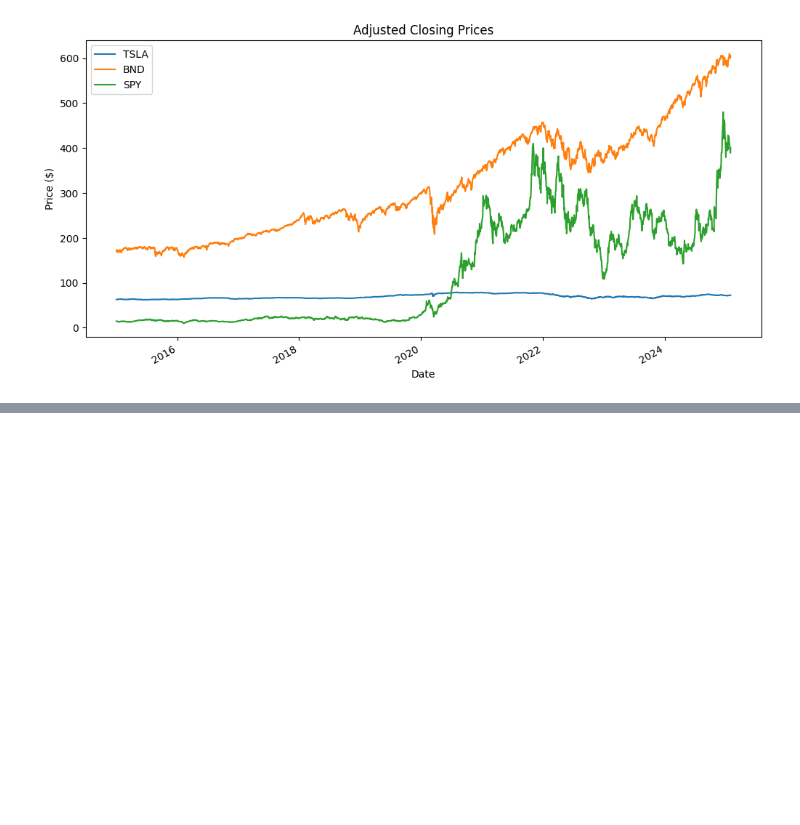
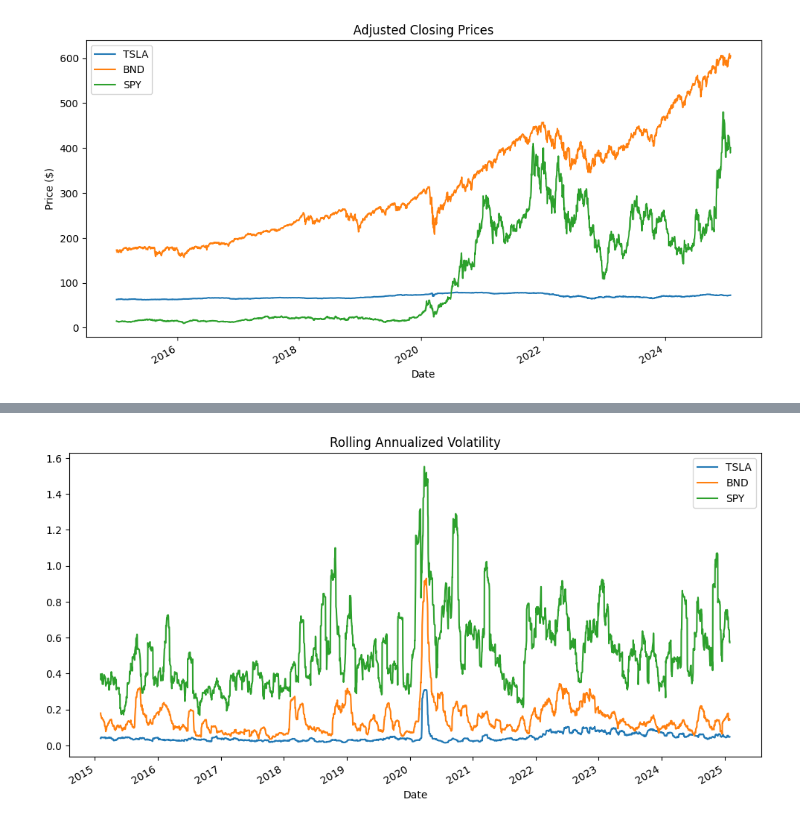
Before and after one commit to malzbanker/AIM_WEEK_11, a Jupyter notebook: notebooks/eda.ipynb, the cells around one changed output, grey strips where cells are left out. Cells and saved outputs as stored; diff of their text form; code cells hidden in the pictures; blank space fills up the shorter version.

```diff
--- a/notebooks/eda.ipynb
+++ b/notebooks/eda.ipynb
@@ -68,0 +77,8 @@ plt.show()
+# %%
+# Rolling volatility (21-day window)
+rolling_vol = returns.rolling(window=21).std() * np.sqrt(252)
+rolling_vol.plot(figsize=(12, 6))
+plt.title('Rolling Annualized Volatility')
+plt.show()
+# %% [output]
+[figure, added]
```
Also changed, not shown: parts of 1 cell of this notebook.
